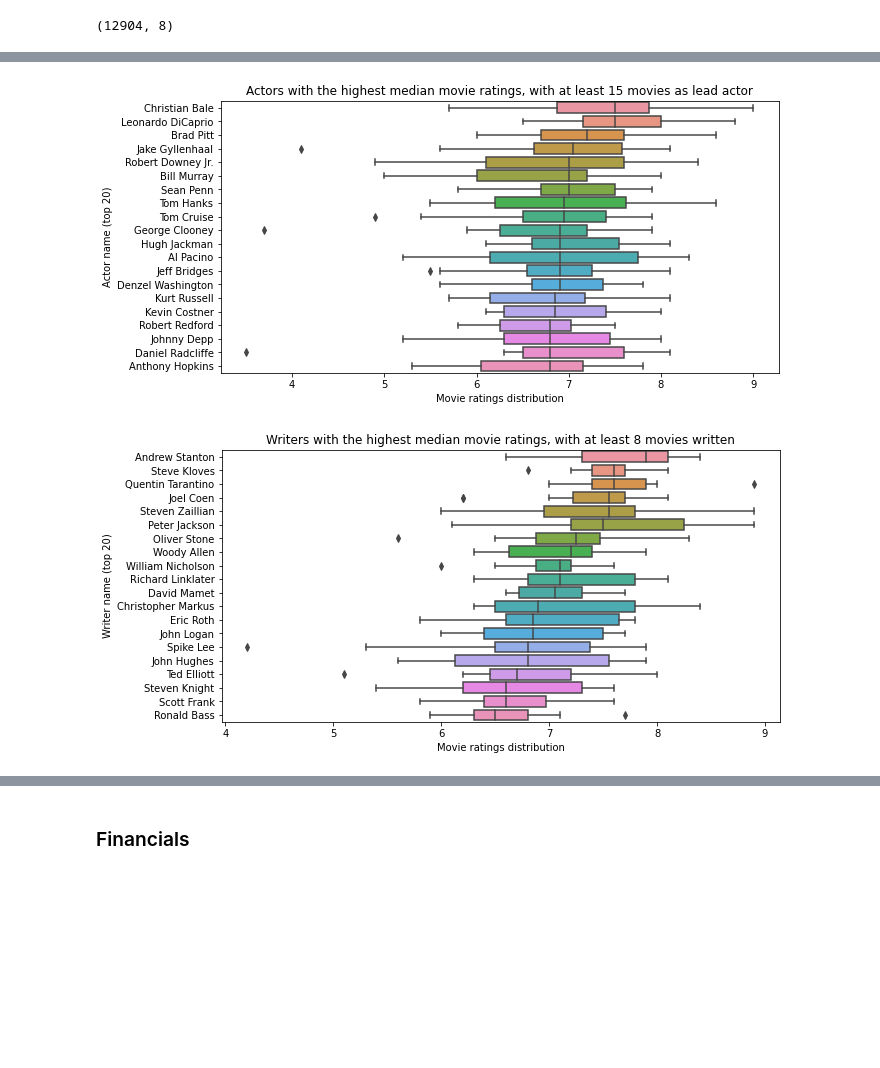
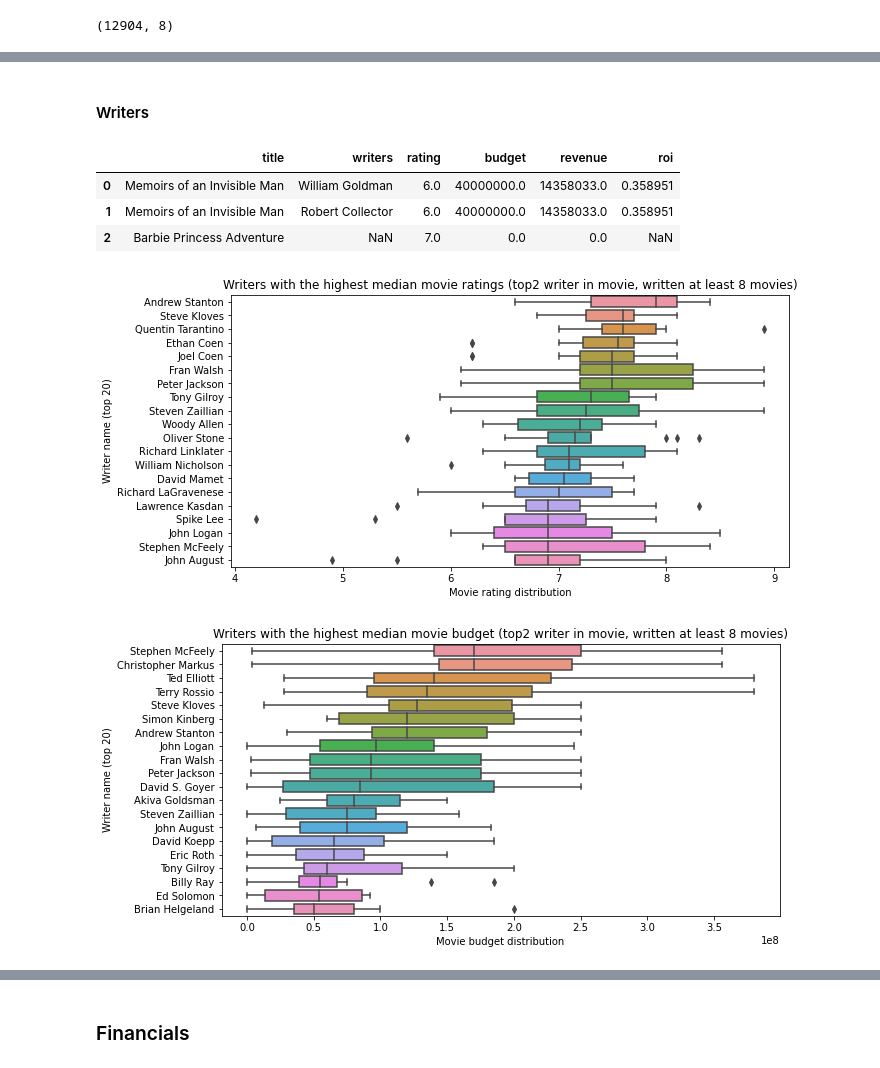
Before and after one commit to kristofrabay/python_practise, a Jupyter notebook: imdb_analysis.ipynb, the cells around one changed output, grey strips where cells are left out. Cells and saved outputs as stored; diff of their text form; code cells hidden in the pictures; blank space fills up the shorter version.

```diff
--- a/imdb_analysis.ipynb
+++ b/imdb_analysis.ipynb
@@ -321,16 +326,0 @@ x.drop('imdb_data', 1, inplace = True)
-# %%
-x['director_main'] = x['directors'].apply(lambda x: x[0] if (x != []) else float('nan'))
-x['director_sec'] = x['directors'].apply(lambda x: x[1] if (x != [] and len(x) > 1) else float('nan'))
-
-x.drop('directors', 1, inplace = True)
-# %%
-x['actor_main'] = x['lead_actors'].apply(lambda x: x[0] if (x != []) else float('nan'))
-x['actor_sec'] = x['lead_actors'].apply(lambda x: x[1] if (x != [] and len(x) > 1) else float('nan'))
-x['actor_thi'] = x['lead_actors'].apply(lambda x: x[2] if (x != [] and len(x) > 2) else float('nan'))
-
-x.drop('lead_actors', 1, inplace = True)
-# %%
-x['writer_main'] = x['writers'].apply(lambda x: x[0] if (x != [] ) else float('nan'))
-x['writer_sec'] = x['writers'].apply(lambda x: x[1] if (x != [] and len(x) > 1) else float('nan'))
-
-x.drop('writers', 1, inplace = True)
@@ -365,30 +473,43 @@ plt.show()
+# %% [markdown]
+#### Writers
+# %%
+writers = x.explode('writers')[['title', 'writers', 'rating', 'budget', 'revenue', 'roi']].reset_index(drop = True)
+writers['roi'] = writers['roi'].replace(inf, nan)
+writers.head(3)
+# %% [output]
+|  | title | writers | rating | budget | revenue | roi |
+| 0 | Memoirs of an Invisible Man | William Goldman | 6.0 | 40000000.0 | 14358033.0 | 0.358951 |
+| 1 | Memoirs of an Invisible Man | Robert Collector | 6.0 | 40000000.0 | 14358033.0 | 0.358951 |
+| 2 | Barbie Princess Adventure | NaN | 7.0 | 0.0 | 0.0 | NaN |
 # %%
-top_act_index = x.groupby(by=['actor_main'])['rating'].agg(['count', 'median']).reset_index()
-top_act_index = top_act_index[top_act_index['count'] > 15].sort_values('median', ascending = False).reset_index(drop = True)
-top_act_index = top_act_index[:20]
+top_wri_index = writers.groupby(by=['writers'])['rating'].agg(['count', 'median']).reset_index()
+top_wri_index = top_wri_index[top_wri_index['count'] > 8].sort_values('median', ascending = False).reset_index(drop = True)
+top_wri_index = top_wri_index[:20]
 
-top_act_data = x[x['actor_main'].isin(top_act_index['actor_main'])]
+top_wri_data = writers[writers['writers'].isin(top_wri_index['writers'])]
 
 fig, ax = plt.subplots(figsize = (10, 5))
-sns.boxplot(x = 'rating', y = 'actor_main', data = top_act_data, order = top_act_index['actor_main'])
-plt.xlabel("Movie ratings distribution")
-plt.ylabel("Actor name (top 20)")
-plt.title("Actors with the highest median movie ratings, with at least 15 movies as lead actor")
+sns.boxplot(x = 'rating', y = 'writers', data = top_wri_data, order = top_wri_index['writers'])
+plt.xlabel("Movie rating distribution")
+plt.ylabel("Writer name (top 20)")
+plt.title("Writers with the highest median movie ratings (top2 writer in movie, written at least 8 movies)")
+#plt.xlim(0, 13)
 plt.show()
 # %% [output]
-[figure, old version]
+[figure, new version]
 # %%
-top_wri_index = x.groupby(by=['writer_main'])['rating'].agg(['count', 'median']).reset_index()
+top_wri_index = writers.groupby(by=['writers'])['budget'].agg(['count', 'median']).reset_index()
 top_wri_index = top_wri_index[top_wri_index['count'] > 8].sort_values('median', ascending = False).reset_index(drop = True)
 top_wri_index = top_wri_index[:20]
 
-top_wri_data = x[x['writer_main'].isin(top_wri_index['writer_main'])]
+top_wri_data = writers[writers['writers'].isin(top_wri_index['writers'])]
 
 fig, ax = plt.subplots(figsize = (10, 5))
-sns.boxplot(x = 'rating', y = 'writer_main', data = top_wri_data, order = top_wri_index['writer_main'])
-plt.xlabel("Movie ratings distribution")
+sns.boxplot(x = 'budget', y = 'writers', data = top_wri_data, order = top_wri_index['writers'])
+plt.xlabel("Movie budget distribution")
 plt.ylabel("Writer name (top 20)")
-plt.title("Writers with the highest median movie ratings, with at least 8 movies written")
+plt.title("Writers with the highest median movie budget (top2 writer in movie, written at least 8 movies)")
+#plt.xlim(0, 13)
 plt.show()
 # %% [output]
-[figure, old version]
+[figure, new version]
```
Also changed, not shown: parts of 57 cells of this notebook.
